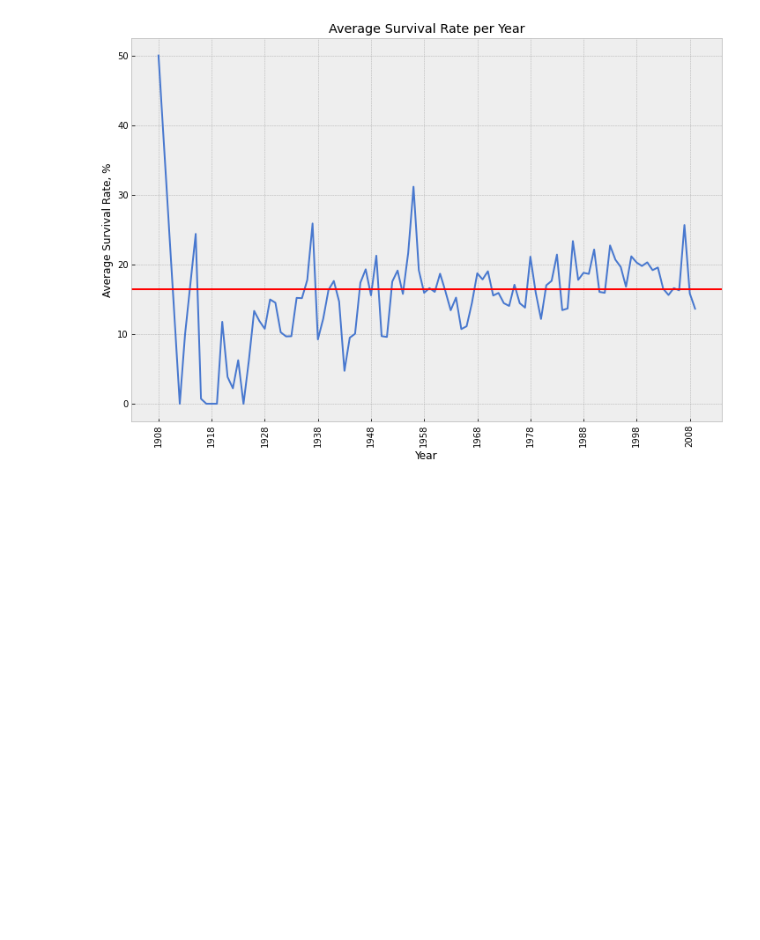
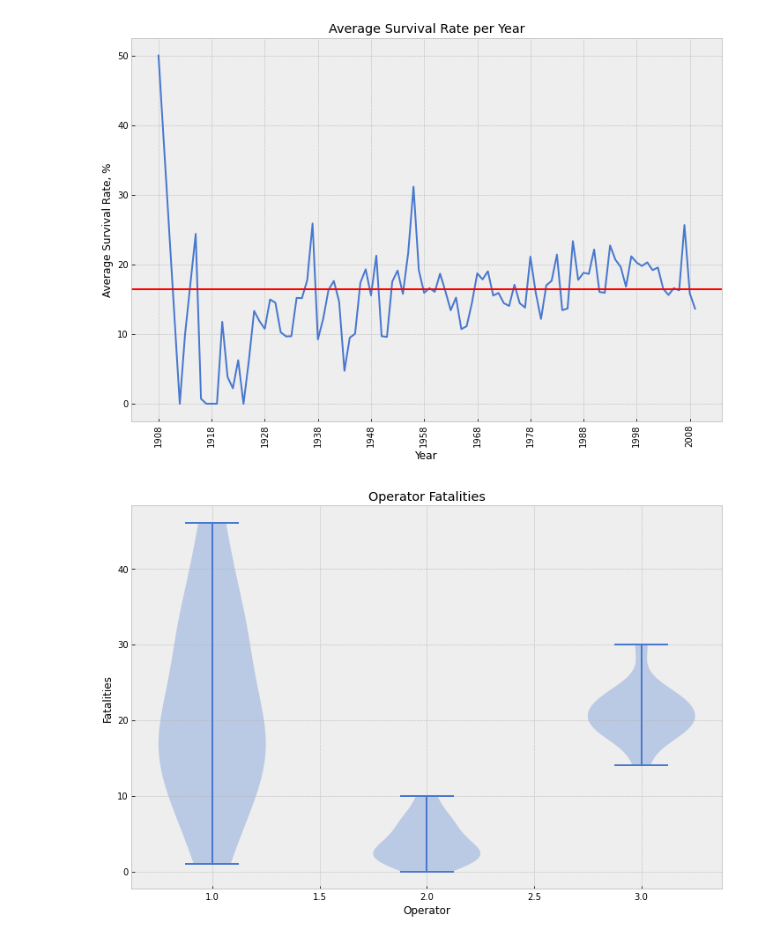
Before and after one commit to sandeepreddyb253/CMPE255-AirplaneCrash, a Jupyter notebook: AirportCrashProject.ipynb, the cells around one changed output. Cells and saved outputs as stored; diff of their text form; code cells hidden in the pictures; blank space fills up the shorter version.

Commit message:
Added Violin charts

```diff
--- a/AirportCrashProject.ipynb
+++ b/AirportCrashProject.ipynb
@@ -17,5 +20,5 @@ import matplotlib.gridspec as gridspec
 # %%
-train = pd.read_csv('/Users/sandy/CMPE255/CMPE255-AirplaneCrash/Airplane_Crashes_and_Fatalities_Since_1908.csv')
+train = pd.read_csv('/Users/mac/CMPE255-AirplaneCrash/Airplane_Crashes_and_Fatalities_Since_1908.csv')
 print("Train set size:", train.shape)
 # %% [output]
 Train set size: (5268, 13)
@@ -498,0 +504,20 @@ plt.show()
+# %%
+
+x = np.random.poisson(lam =5, size=100)
+y = np.random.choice(["S{}".format(i+1) for i in range(5)], size=len(x))
+df = pd.DataFrame({"Scenario":y, "LMP":x})
+
+fig, axes = plt.subplots()
+
+axes.violinplot(dataset = [train[train.Operator == 'Military - U.S. Army']["Fatalities"].values,
+                           train[train.Operator == 'Private']["Fatalities"].values,
+                           train[train.Operator == 'Military - German Navy']["Fatalities"].values])
+
+axes.set_title('Operator Fatalities')
+axes.yaxis.grid(True)
+axes.set_xlabel('Operator')
+axes.set_ylabel('Fatalities')
+
+plt.show()
+# %% [output]
+[figure, added]
```
Also changed, not shown: parts of 5 cells of this notebook.
